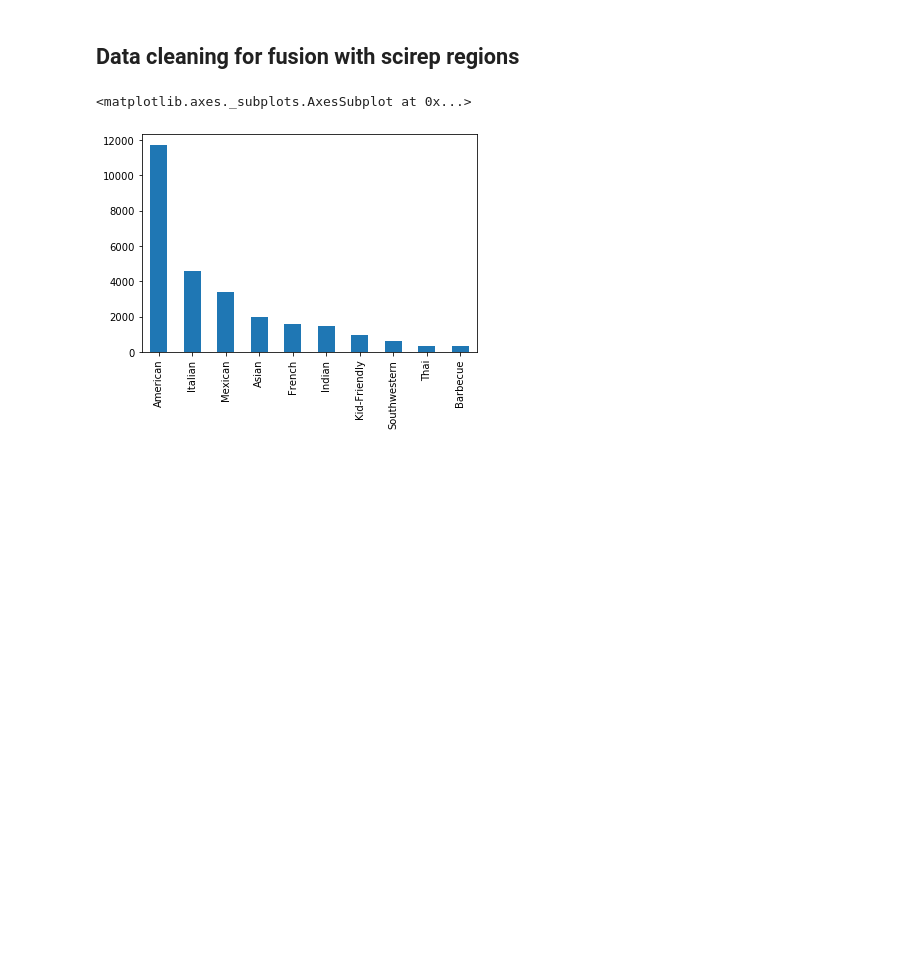
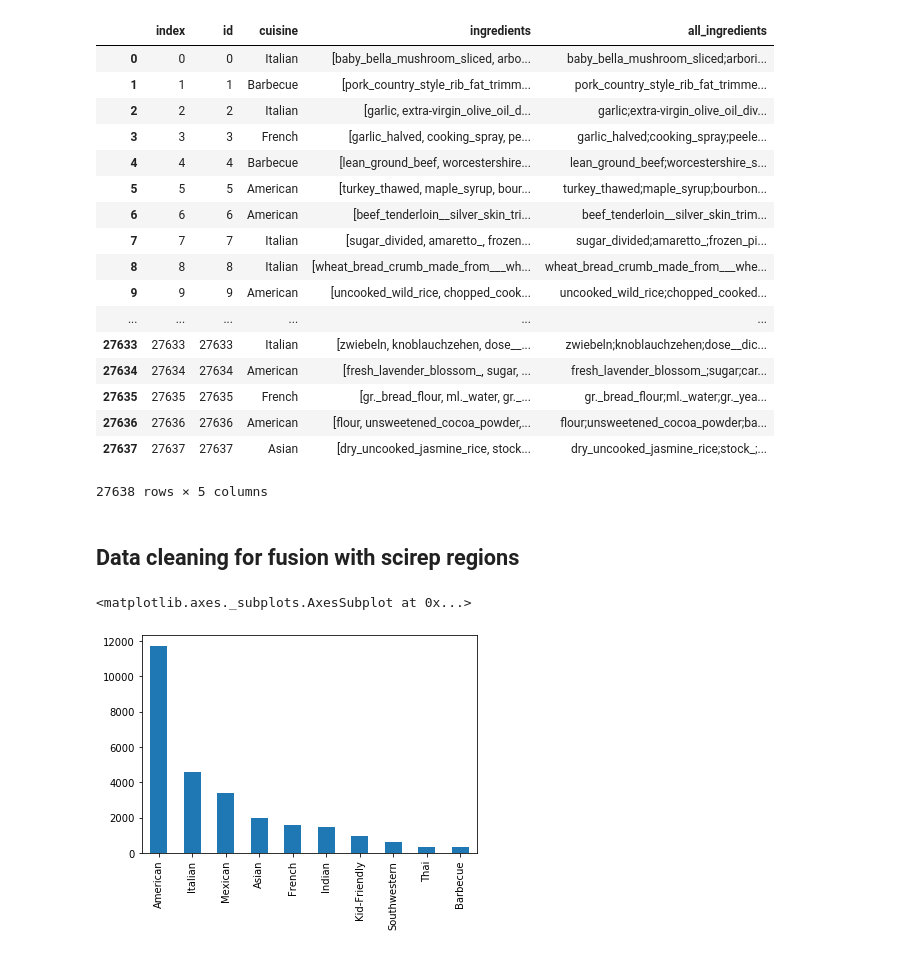
Before and after one commit to catherning/food_recipe_gen, a Jupyter notebook: cuisine_classification/yummly28_processing.ipynb, the cells around one changed output. Drawn from its saved outputs; the diff is of its cells as text; code cells hidden in the pictures; blank space fills up the shorter version.

```diff
--- a/cuisine_classification/yummly28_processing.ipynb
+++ b/cuisine_classification/yummly28_processing.ipynb
@@ -26,17 +26,17 @@ if not raw_present:
         # useless keys for now:
         # "totalTime","source","images","id","totalTimeInSeconds",'attribution','nutritionEstimates','yield', "flavours", etc.
 
-        list_ingr=[]
+        list_ingr={}
         for ingr_raw in dict_data["ingredientLines"]:
             try:
-                list_ingr.append(normalize_ingredient(ingr_raw).name)
+                list_ingr.add(normalize_ingredient(ingr_raw).name)
             except:
                 continue
         # use flavours etc.
         recipes.append({
             "id":i,
             "cuisine":dict_data["attributes"]["cuisine"][0],
-            "ingredients":list_ingr,
+            "ingredients":list(list_ingr),
             "all_ingredients":";".join(list_ingr)
         })
 
@@ -46,6 +46,27 @@ else:
     df_train=pd.read_pickle(join(PATH,"raw_data.pkl"))
     df=df_train.reset_index()
     NB_RECIPES = len(df)
+# %%
+df
+# %% [output]
+|  | index | id | cuisine | ingredients | all_ingredients |
+| 0 | 0 | 0 | Italian | [baby_bella_mushroom_sliced, arbo... | baby_bella_mushroom_sliced;arbori... |
+| 1 | 1 | 1 | Barbecue | [pork_country_style_rib_fat_trimm... | pork_country_style_rib_fat_trimme... |
+| 2 | 2 | 2 | Italian | [garlic, extra-virgin_olive_oil_d... | garlic;extra-virgin_olive_oil_div... |
+| 3 | 3 | 3 | French | [garlic_halved, cooking_spray, pe... | garlic_halved;cooking_spray;peele... |
+| 4 | 4 | 4 | Barbecue | [lean_ground_beef, worcestershire... | lean_ground_beef;worcestershire_s... |
+| 5 | 5 | 5 | American | [turkey_thawed, maple_syrup, bour... | turkey_thawed;maple_syrup;bourbon... |
+| 6 | 6 | 6 | American | [beef_tenderloin__silver_skin_tri... | beef_tenderloin__silver_skin_trim... |
+| 7 | 7 | 7 | Italian | [sugar_divided, amaretto_, frozen... | sugar_divided;amaretto_;frozen_pi... |
+| 8 | 8 | 8 | Italian | [wheat_bread_crumb_made_from___wh... | wheat_bread_crumb_made_from___whe... |
+| 9 | 9 | 9 | American | [uncooked_wild_rice, chopped_cook... | uncooked_wild_rice;chopped_cooked... |
+| ... | ... | ... | ... | ... | ... |
+| 27633 | 27633 | 27633 | Italian | [zwiebeln, knoblauchzehen, dose__... | zwiebeln;knoblauchzehen;dose__dic... |
+| 27634 | 27634 | 27634 | American | [fresh_lavender_blossom_, sugar, ... | fresh_lavender_blossom_;sugar;car... |
+| 27635 | 27635 | 27635 | French | [gr._bread_flour, ml._water, gr._... | gr._bread_flour;ml._water;gr._yea... |
+| 27636 | 27636 | 27636 | American | [flour, unsweetened_cocoa_powder,... | flour;unsweetened_cocoa_powder;ba... |
+| 27637 | 27637 | 27637 | Asian | [dry_uncooked_jasmine_rice, stock... | dry_uncooked_jasmine_rice;stock_;... |
+27638 rows × 5 columns
 # %% [markdown]
 ## Data cleaning for fusion with scirep regions
 # %%
```
Also changed, not shown: 3 other files.
